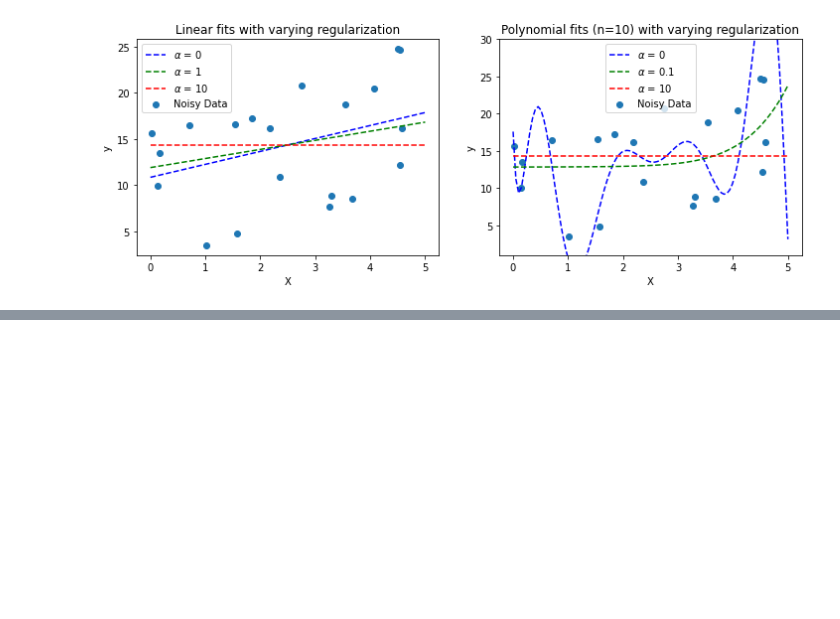
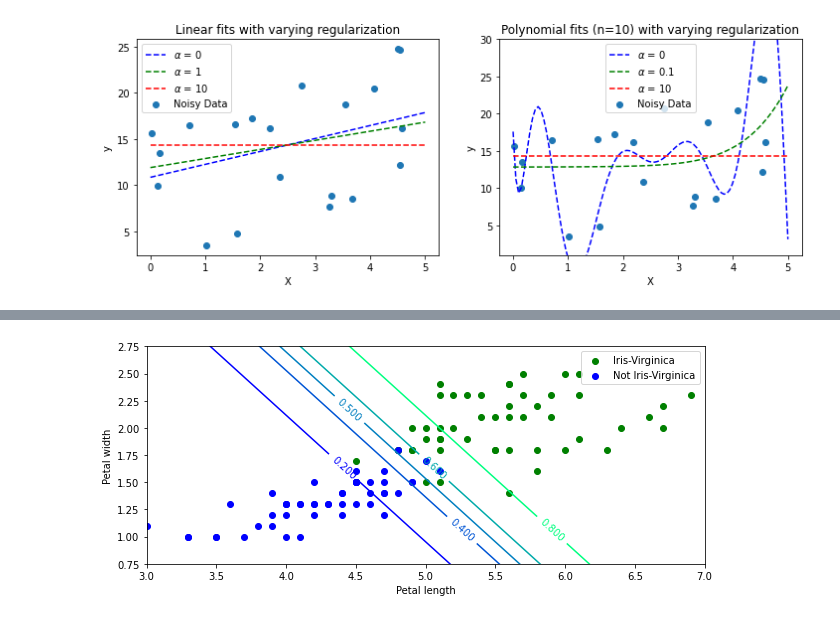
Before and after one commit to mtekant/HOML_2ndEdition, a Jupyter notebook: HOML Notes Ch 4.ipynb, the cells around one changed output, grey strips where cells are left out. Cells and saved outputs as stored; diff of their text form; code cells hidden in the pictures; blank space fills up the shorter version.

```diff
--- a/HOML Notes Ch 4.ipynb
+++ b/HOML Notes Ch 4.ipynb
@@ -514,0 +761,26 @@ $J(\boldsymbol{\theta}) = MSE(\boldsymbol{\theta})+\alpha\frac{1-r}{2}\sum_{i=1}
+# %%
+# Logistic Regression using two features: petal width and length
+X = iris['data'][:,2:] #this is the petal width
+y = (iris['target'] == 2).astype(np.int) #1/0 for Iris-Virginica/not-Iris-Virginica
+
+log2 = LogisticRegression()
+log2.fit(X,y)
+
+xrange = np.linspace(3,7,100)
+yrange = np.linspace(0,3,100)
+xv, yv = np.meshgrid(xrange,yrange)
+y_probs = log2.predict_proba(np.c_[xv.ravel(),yv.ravel()])
+y_probs.reshape((100,100,2))
+
+fig, ax = plt.subplots(figsize=(10,4))
+ax.scatter(X[y==1,0],X[y==1,1],c='g',label='Iris-Virginica')
+ax.scatter(X[y==0,0],X[y==0,1],c='b',label='Not Iris-Virginica')
+plt.xlim(3,7)
+plt.ylim(0.75,2.75)
+ax.legend()
+plt.xlabel('Petal length')
+plt.ylabel('Petal width')
+CS = ax.contour(xv,yv,(y_probs[:,1]).reshape((100,100)),levels=[0.2,0.4,0.5,0.6,0.8],cmap='winter')
+ax.clabel(CS, CS.levels, inline=True, fontsize=10);
+# %% [output]
+[figure, added]
```
Also changed, not shown: parts of 14 cells of this notebook.
